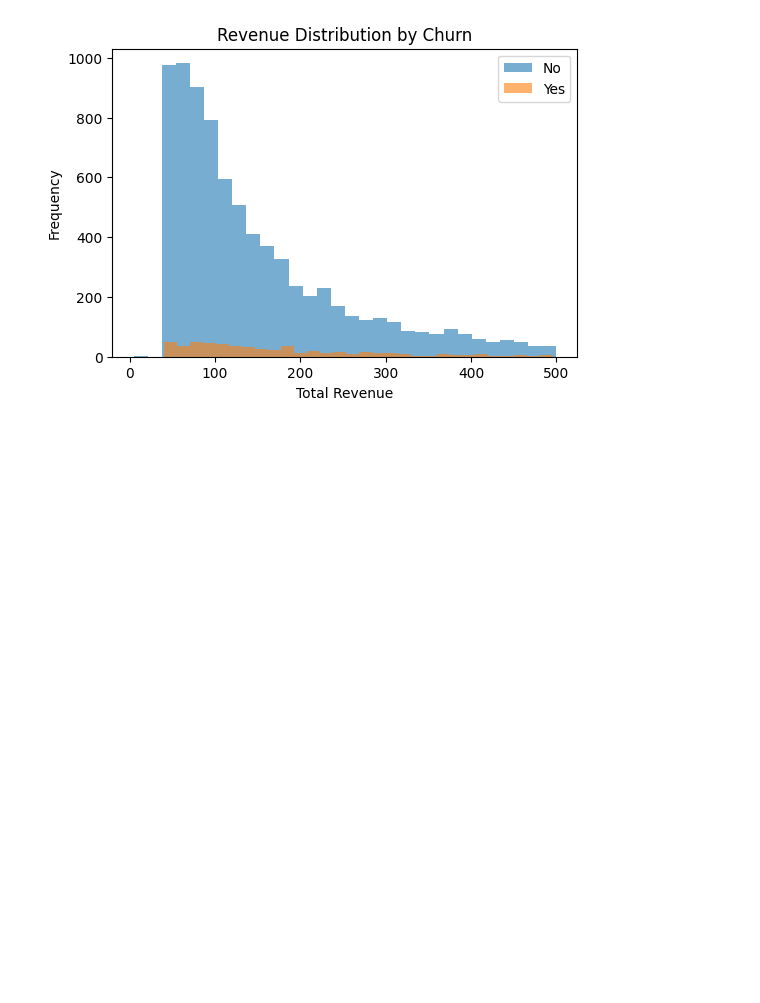
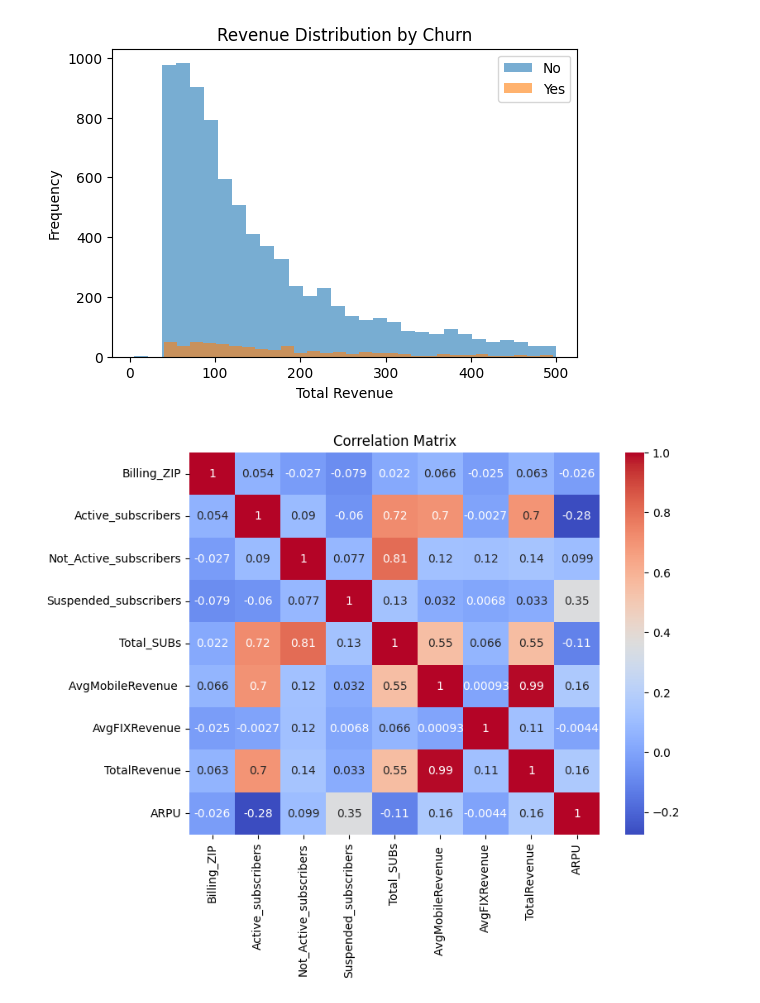
Before and after one commit to HaikalFrds/Costumer-Churn-Project, a Jupyter notebook: main.ipynb, the cells around one changed output. Cells and saved outputs as stored; diff of their text form; code cells hidden in the pictures; blank space fills up the shorter version.

Commit message:
EDA Feature Correlation

```diff
--- a/main.ipynb
+++ b/main.ipynb
@@ -273,3 +276,12 @@ fig = px.histogram(
 )
 
 fig.show()
+# %%
+corr = df_churn.corr(numeric_only=True)
+
+plt.figure(figsize=(8,6))
+sns.heatmap(corr, annot=True, cmap='coolwarm')
+plt.title("Correlation Matrix")
+plt.show()
+# %% [output]
+[figure, added]
```
Also changed, not shown: parts of 1 cell of this notebook.
